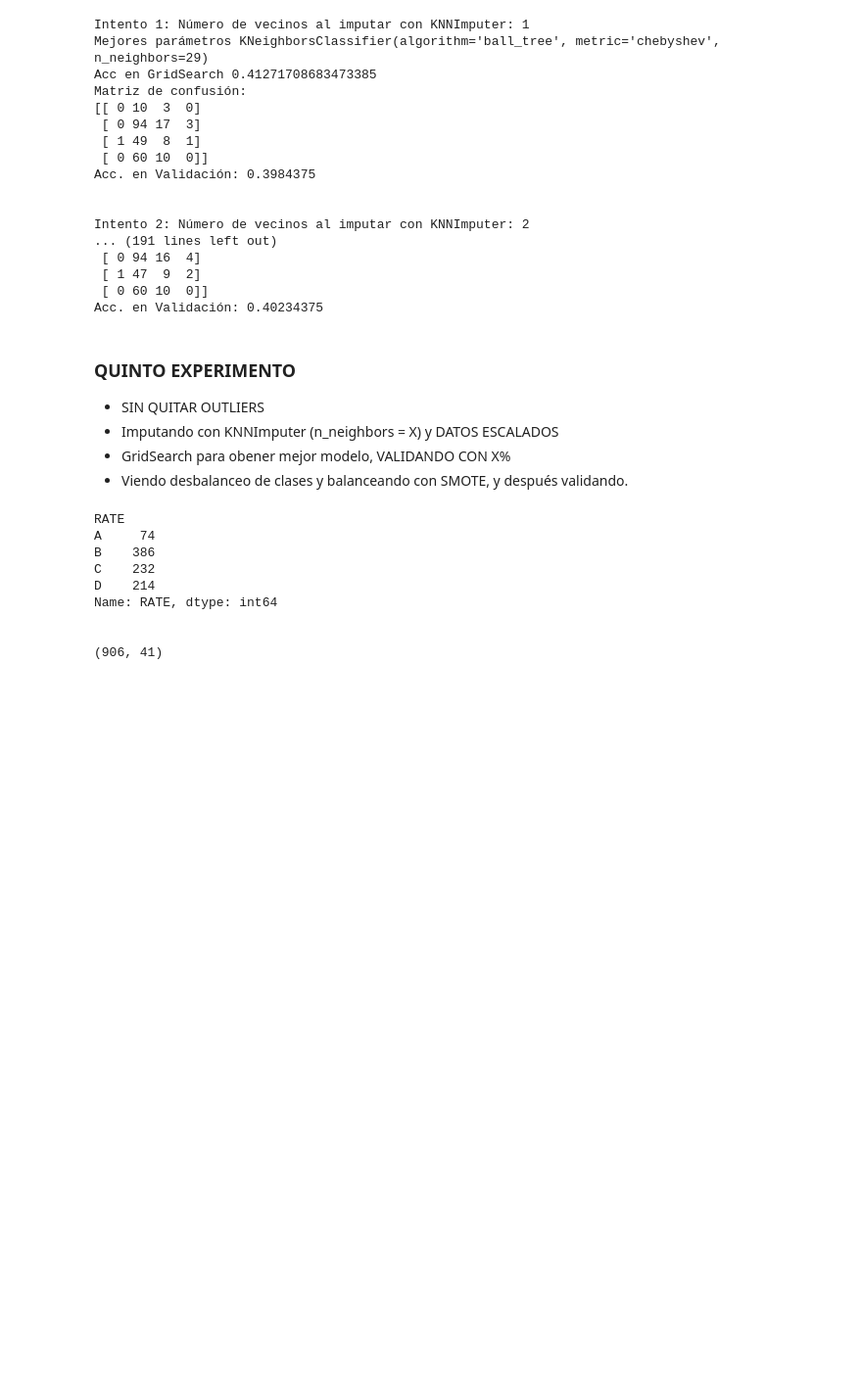
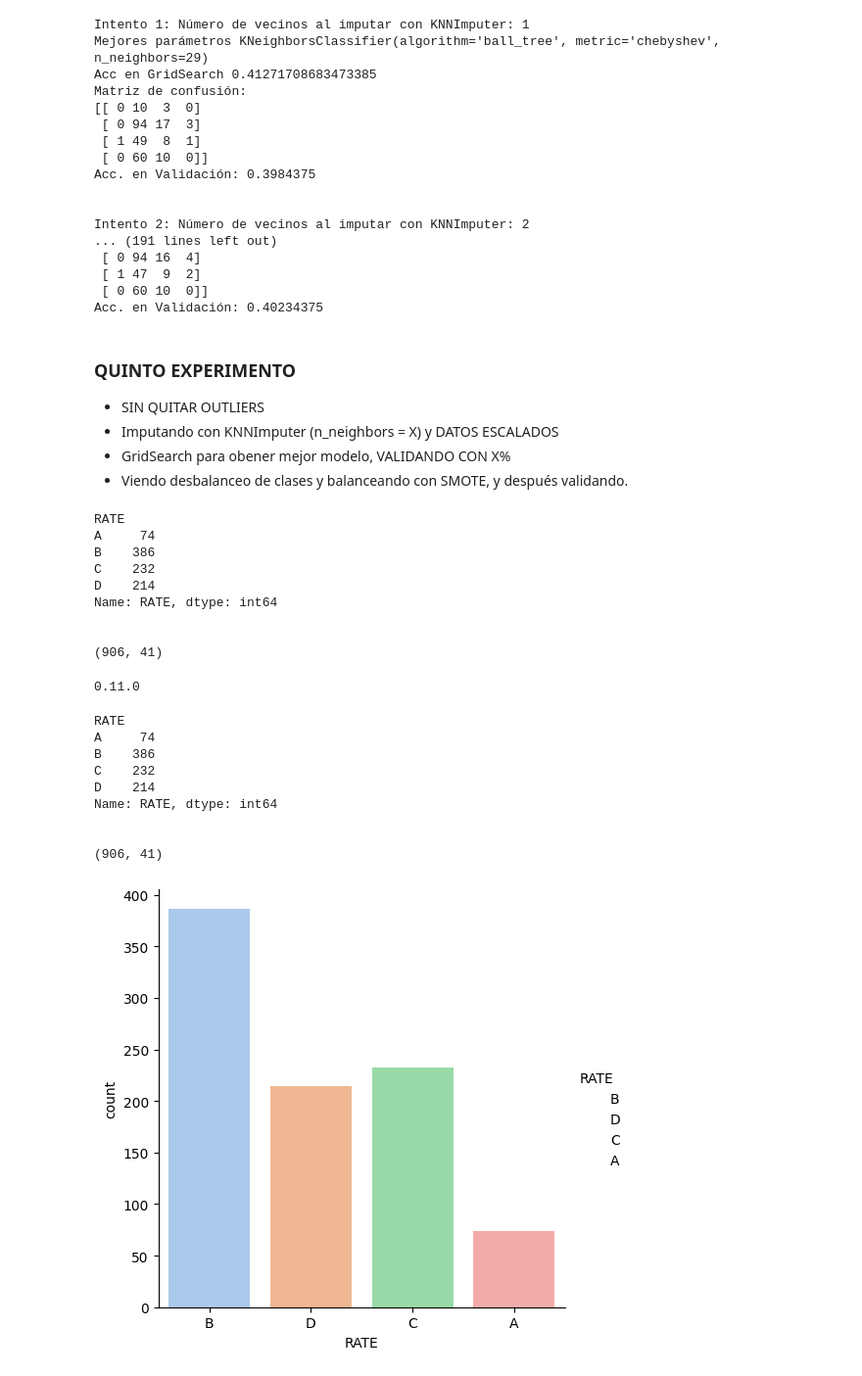
Before and after one commit to DomingoLopez/ClubFansIris, a Jupyter notebook: preprocesamiento/preprocesamiento_pruebas.ipynb, the cells around one changed output. Shown at 98% size. Saved outputs shown, nothing was run; the diff lists cells and outputs as text; code cells hidden in the pictures; blank space fills up the shorter version.

```diff
--- a/preprocesamiento/preprocesamiento_pruebas.ipynb
+++ b/preprocesamiento/preprocesamiento_pruebas.ipynb
@@ -699,3 +699,29 @@ Name: RATE, dtype: int64
 (906, 41)
 # %%
 # La clase está desbalanceada, vamos a probar a balancear y ver si mejoramos la precisión para validación.
+
+# check version number
+import imblearn
+print(imblearn.__version__)
+# %% [output]
+0.11.0
+# %%
+#1. Imputamos con k=5 y escalamos
+result_df_train, result_df_test = imputar_y_escalar_KNNImputer(5,df_train_encoded,df_test_encoded,True)
+
+sns.catplot(data=result_df_train, x="RATE", kind="count", palette="pastel")
+
+print(result_df_train.groupby(['RATE'])['RATE'].count())
+print("\n")
+print(result_df_train.shape)
+# %% [output]
+RATE
+A     74
+B    386
+C    232
+D    214
+Name: RATE, dtype: int64
+
+
+(906, 41)
+[figure, added]
```
Also changed, not shown: parts of 5 cells of this notebook.
